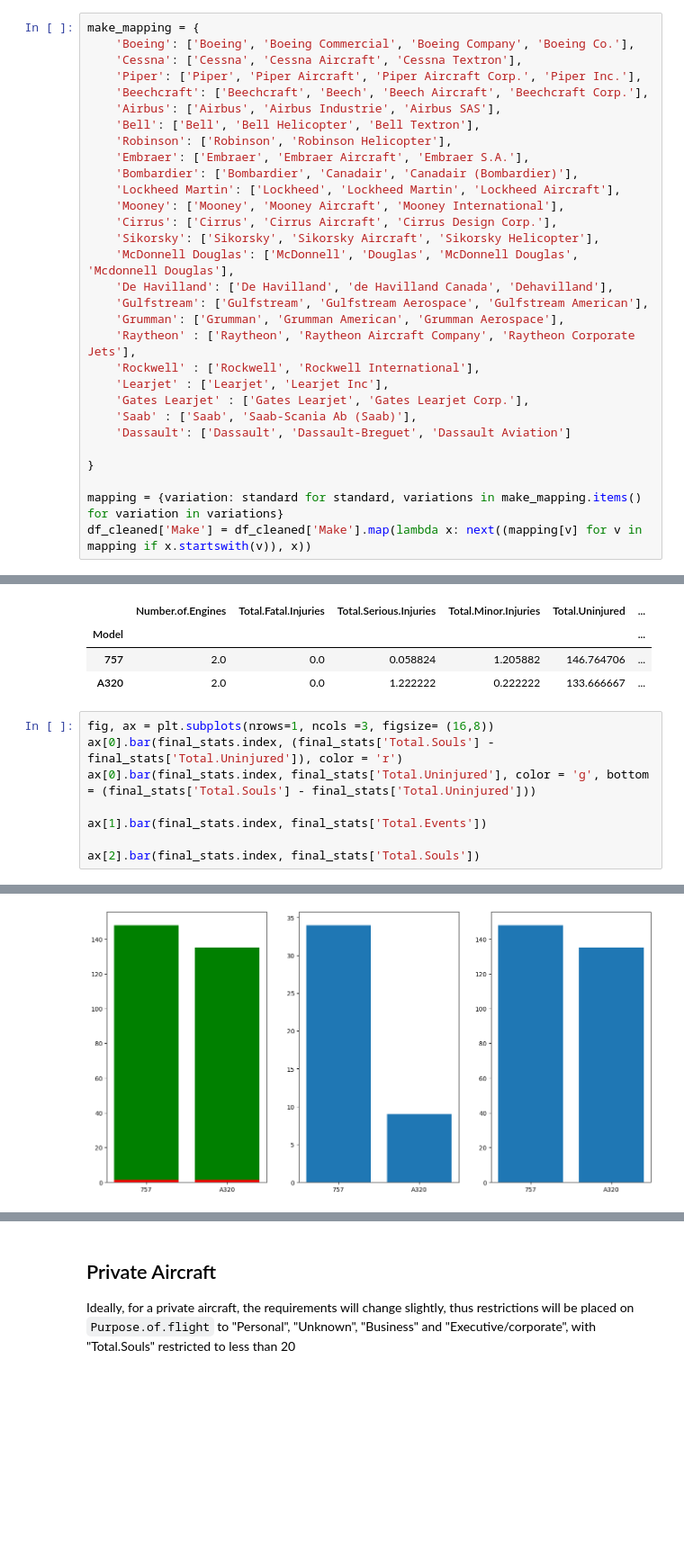
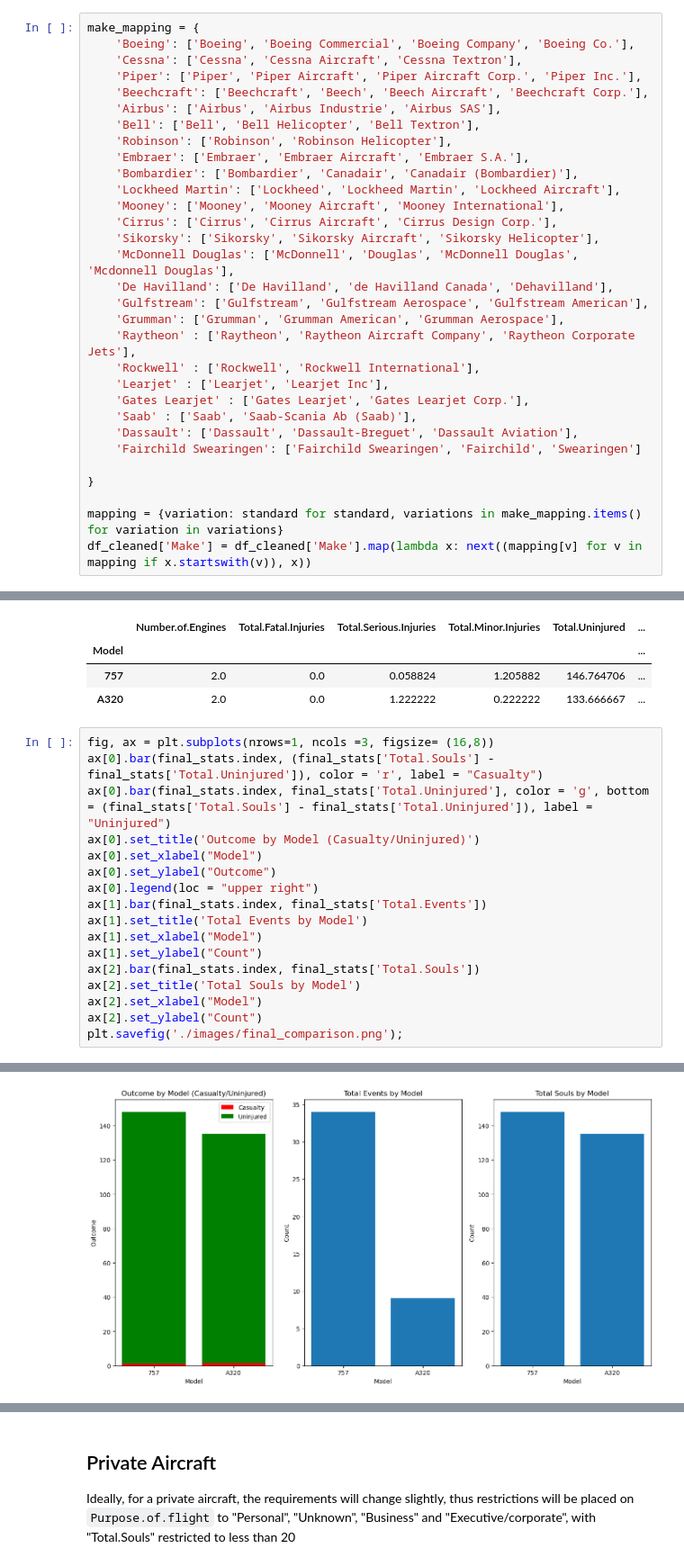
Before and after one commit to Luwate/dsc-phase-1-project, a Jupyter notebook: student.ipynb, the cells around one changed output, grey strips where cells are left out. Shown at 90% size. Drawn from its saved outputs; the diff is of its cells as text; blank space fills up the shorter version.

```diff
--- a/student.ipynb
+++ b/student.ipynb
@@ -673,7 +671,8 @@ make_mapping = {
     'Learjet' : ['Learjet', 'Learjet Inc'],
     'Gates Learjet' : ['Gates Learjet', 'Gates Learjet Corp.'],
     'Saab' : ['Saab', 'Saab-Scania Ab (Saab)'],
-    'Dassault': ['Dassault', 'Dassault-Breguet', 'Dassault Aviation']
+    'Dassault': ['Dassault', 'Dassault-Breguet', 'Dassault Aviation'],
+    'Fairchild Swearingen': ['Fairchild Swearingen', 'Fairchild', 'Swearingen']
 
 }
 
@@ -1098,10 +1157,19 @@ final_stats
 | A320 | 2.0 | 0.0 | 1.222222 | 0.222222 | 133.666667 | ... |
 # %%
 fig, ax = plt.subplots(nrows=1, ncols =3, figsize= (16,8))
-ax[0].bar(final_stats.index, (final_stats['Total.Souls'] - final_stats['Total.Uninjured']), color = 'r')
-ax[0].bar(final_stats.index, final_stats['Total.Uninjured'], color = 'g', bottom = (final_stats['Total.Souls'] - final_stats['Total.Uninjured']))
-
+ax[0].bar(final_stats.index, (final_stats['Total.Souls'] - final_stats['Total.Uninjured']), color = 'r', label = "Casualty")
+ax[0].bar(final_stats.index, final_stats['Total.Uninjured'], color = 'g', bottom = (final_stats['Total.Souls'] - final_stats['Total.Uninjured']), label = "Uninjured")
+ax[0].set_title('Outcome by Model (Casualty/Uninjured)')
+ax[0].set_xlabel("Model")
+ax[0].set_ylabel("Outcome")
+ax[0].legend(loc = "upper right")
 ax[1].bar(final_stats.index, final_stats['Total.Events'])
-
+ax[1].set_title('Total Events by Model')
+ax[1].set_xlabel("Model")
+ax[1].set_ylabel("Count")
 ax[2].bar(final_stats.index, final_stats['Total.Souls'])
+ax[2].set_title('Total Souls by Model')
+ax[2].set_xlabel("Model")
+ax[2].set_ylabel("Count")
+plt.savefig('./images/final_comparison.png');
 # %% [output]
@@ -1109,2 +1176,2 @@ ax[2].bar(final_stats.index, final_stats['Total.Souls'])
-[figure, old version]
+[figure, new version]
 # %% [markdown]
```
Also changed, not shown: parts of 70 cells of this notebook, 17 other files.
